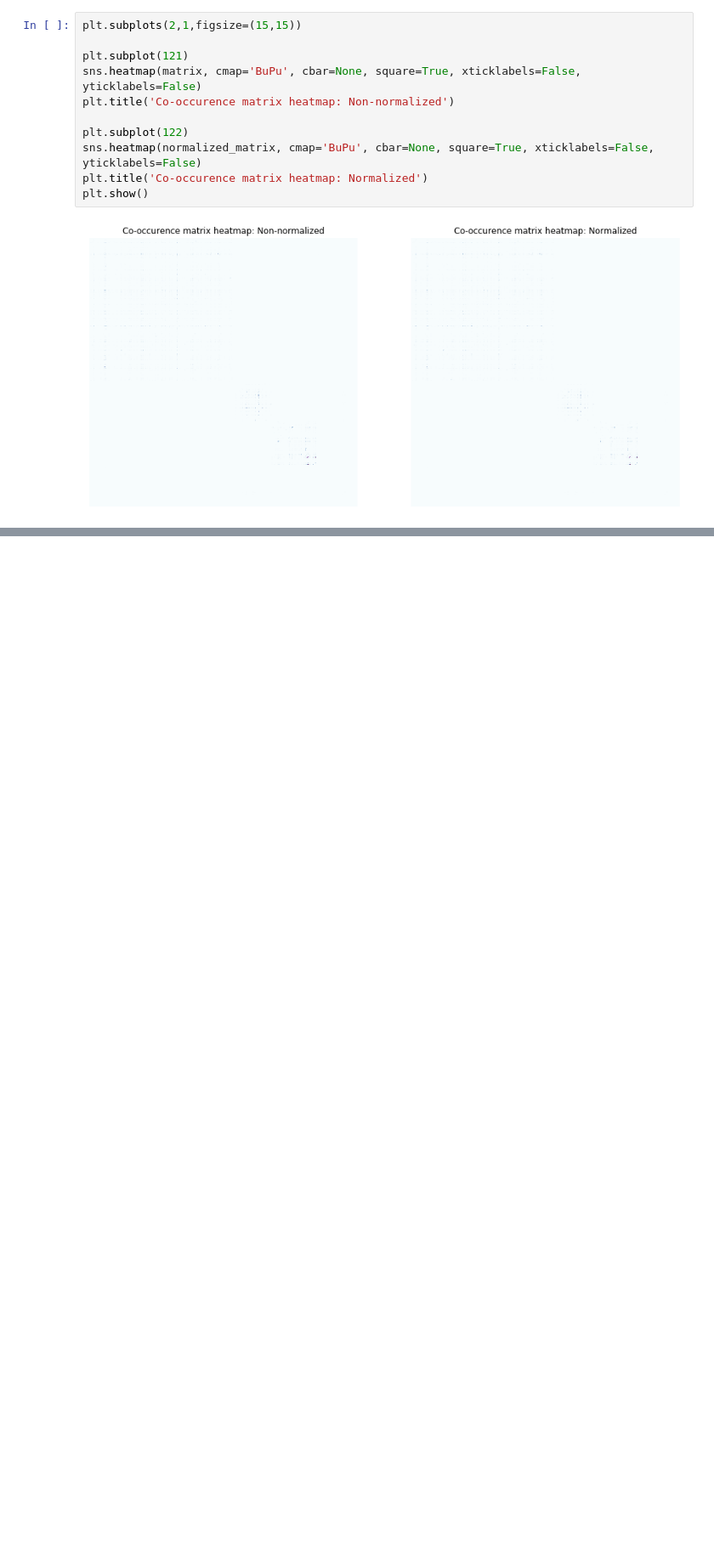
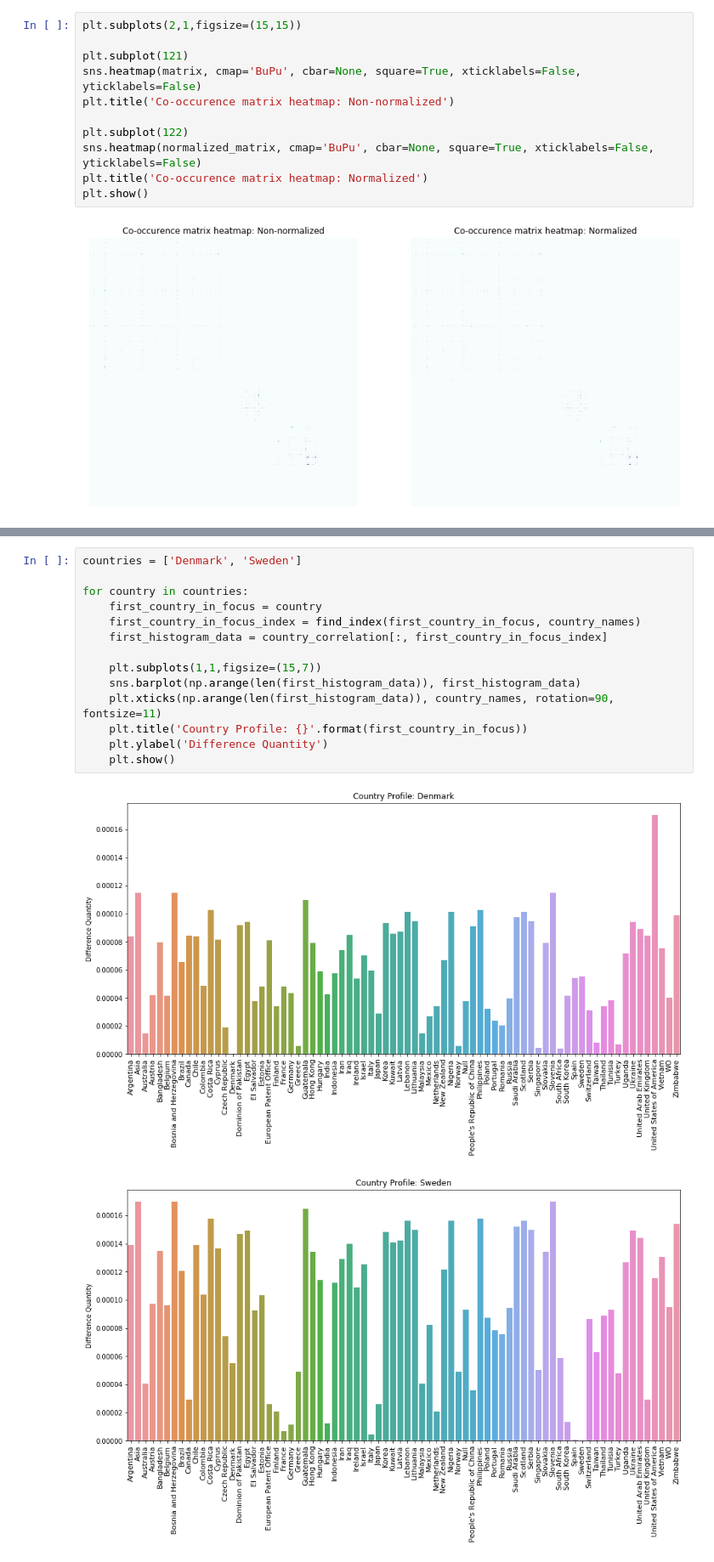
Before and after one commit to duarteocarmo/technological_capabilities, a Jupyter notebook: notebooks/Capability Correlations.ipynb, the cells around one changed output, grey strips where cells are left out. Shown at 85% size. Drawn from its saved outputs; the diff is of its cells as text; blank space fills up the shorter version.

```diff
--- a/notebooks/Capability Correlations.ipynb
+++ b/notebooks/Capability Correlations.ipynb
@@ -166,0 +384,17 @@ plt.show()
+# %%
+countries = ['Denmark', 'Sweden']
+
+for country in countries:
+    first_country_in_focus = country
+    first_country_in_focus_index = find_index(first_country_in_focus, country_names)
+    first_histogram_data = country_correlation[:, first_country_in_focus_index]
+
+    plt.subplots(1,1,figsize=(15,7))
+    sns.barplot(np.arange(len(first_histogram_data)), first_histogram_data)
+    plt.xticks(np.arange(len(first_histogram_data)), country_names, rotation=90, fontsize=11)
+    plt.title('Country Profile: {}'.format(first_country_in_focus))
+    plt.ylabel('Difference Quantity')
+    plt.show()
+# %% [output]
+[figure, added]
+[figure, added]
```
Also changed, not shown: parts of 32 cells of this notebook, 1 other file.
